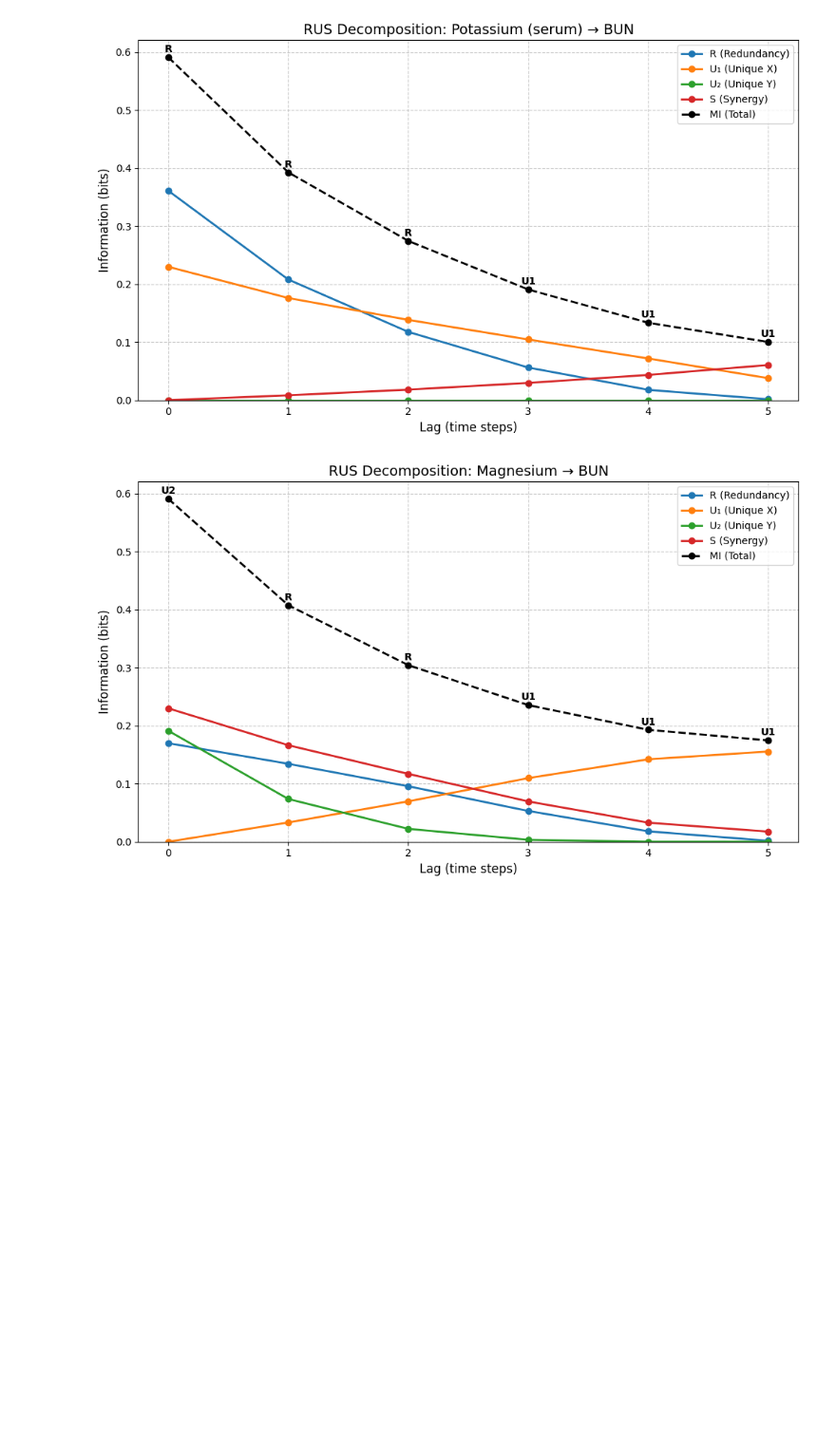
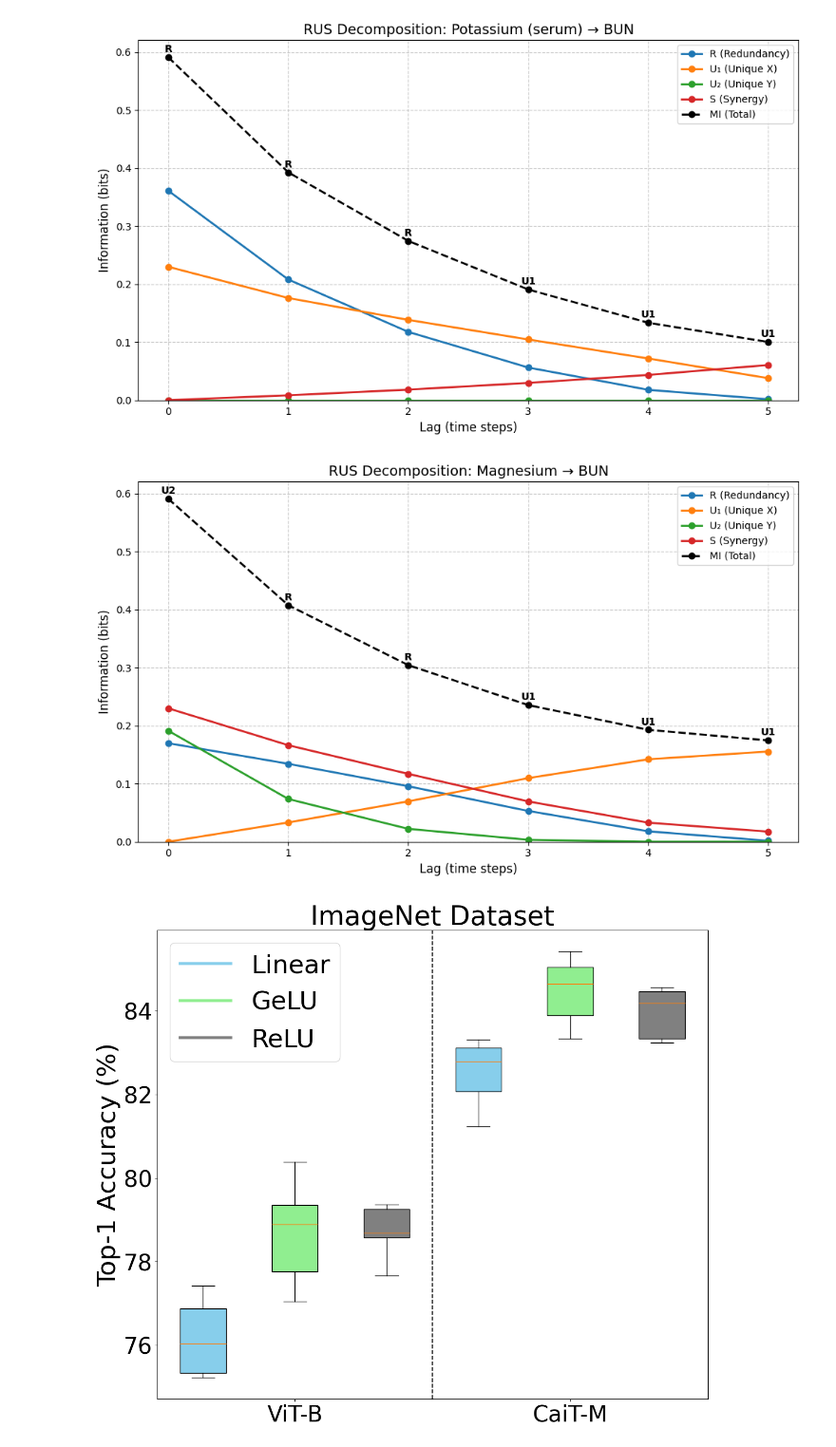
Before and after one commit to aaronhan223/dami, a Jupyter notebook: src/analyze_mimiciv_rus.ipynb, the cells around one changed output. Shown at 95% size. Drawn from its saved outputs; the diff is of its cells as text; code cells hidden in the pictures; blank space fills up the shorter version.

```diff
--- a/src/analyze_mimiciv_rus.ipynb
+++ b/src/analyze_mimiciv_rus.ipynb
@@ -342,3 +342,70 @@ plt.tight_layout()
 plt.show()
 # %% [output]
 [figure]
+# %%
+# Data for ViT-B and CaiT-M
+vit_b = {
+    'Linear': [77.42, 75.33, 76.87, 76.04, 75.22],
+    'GeLU': [79.35, 77.76, 77.05, 80.39, 78.89],
+    'ReLU': [79.25, 78.69, 79.37, 78.57, 77.67]
+}
+
+cait_m = {
+    'Linear': [83.31, 82.07, 83.12, 82.79, 81.23],
+    'GeLU': [85.05, 84.65, 85.42, 83.89, 83.34],
+    'ReLU': [84.47, 83.33, 84.56, 84.18, 83.24]
+}
+
+# Combine data
+data = [
+    vit_b['Linear'], vit_b['GeLU'], vit_b['ReLU'],
+    cait_m['Linear'], cait_m['GeLU'], cait_m['ReLU']
+]
+
+# Plot configuration
+fig, ax = plt.subplots(figsize=(14, 12))
+
+# Create box plot
+box = ax.boxplot(
+    data,
+    patch_artist=True,
+    labels=[
+        'ViT-B', 'ViT-B', 'ViT-B',
+        'CaiT-M', 'CaiT-M', 'CaiT-M'
+    ]
+)
+
+# Define colors
+colors = ['skyblue', 'lightgreen', 'gray'] * 2
+
+# Apply colors
+for patch, color in zip(box['boxes'], colors):
+    patch.set_facecolor(color)
+
+# Add vertical dashed line to separate groups
+ax.axvline(x=3.5, color='black', linestyle='--')
+
+# Set labels and title
+ax.set_ylabel('Top-1 Accuracy (%)', fontsize=36)
+ax.set_title('ImageNet Dataset', fontsize=38)
+
+# Customize tick sizes
+ax.tick_params(axis='x', labelsize=32)
+ax.tick_params(axis='y', labelsize=32)
+
+# Set x-ticks
+ax.set_xticks([2, 5])
+ax.set_xticklabels(['ViT-B', 'CaiT-M'], fontsize=32)
+
+# Add legend with specified font size
+handles = [
+    plt.Line2D([0], [0], color='skyblue', lw=4),
+    plt.Line2D([0], [0], color='lightgreen', lw=4),
+    plt.Line2D([0], [0], color='gray', lw=4),
+]
+ax.legend(handles, ['Linear', 'GeLU', 'ReLU'], loc='upper left', fontsize=36)
+
+# Display the plot
+plt.show()
+# %% [output]
+[figure, added]
```
Also changed, not shown: parts of 1 cell of this notebook, 10 other files.
